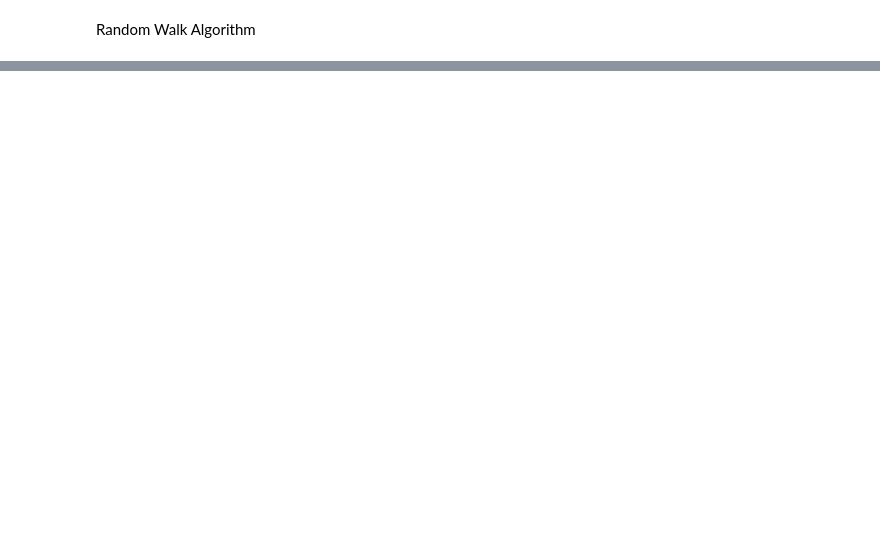
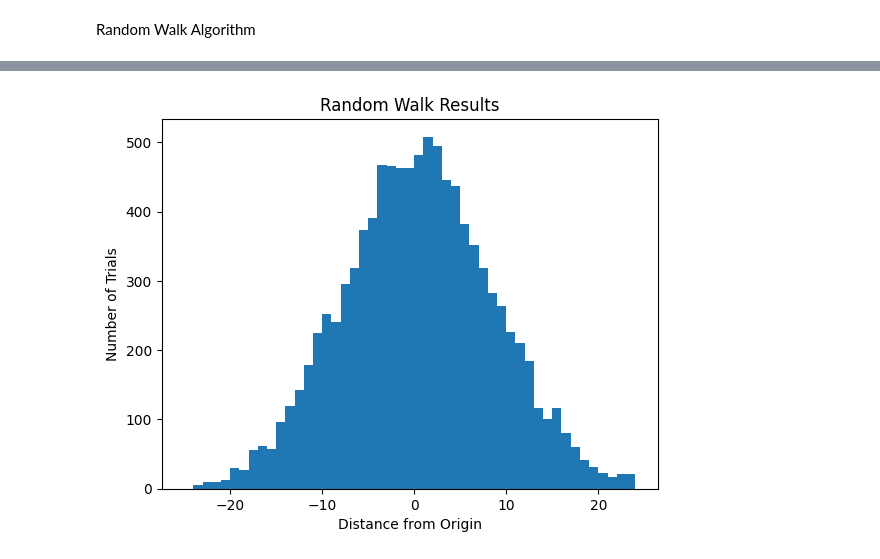
Before and after one commit to alexMcGarity/computational-physics, a Jupyter notebook: Project Three/randomWalk.ipynb, the cells around one changed output, grey strips where cells are left out. Drawn from its saved outputs; the diff is of its cells as text; code cells hidden in the pictures; blank space fills up the shorter version.

```diff
--- a/Project Three/randomWalk.ipynb
+++ b/Project Three/randomWalk.ipynb
@@ -54,0 +57,5 @@ plotTrials(1000, 1000)
+# %%
+'''execute the code for n = 100 and 10000 trials'''
+plotTrials(100, 10000)
+# %% [output]
+[figure, added]
```
Also changed, not shown: parts of 4 cells of this notebook.
